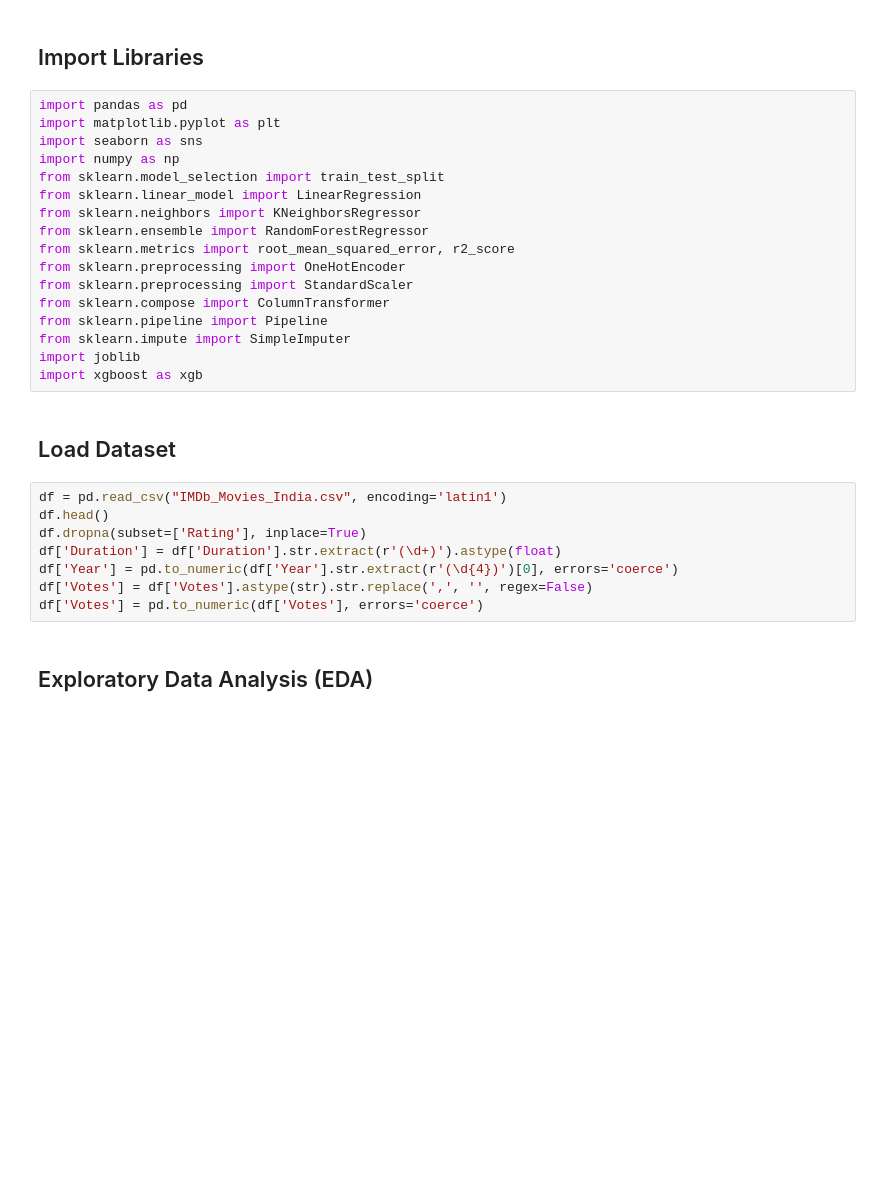
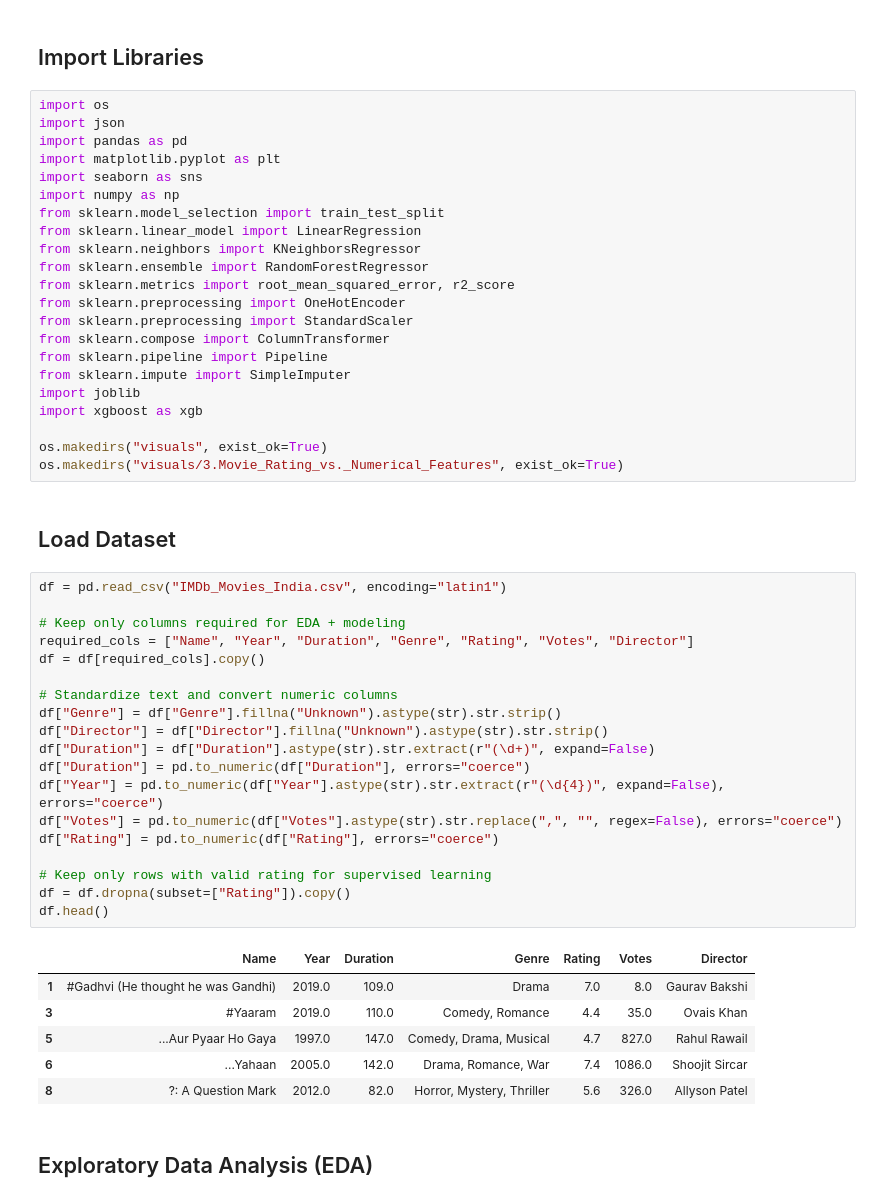
Before and after one commit to Udayan6611/CODSOFT, a Jupyter notebook: Movie_Rating_Prediction_With_Python/movie_rating_EDA_training.ipynb, the cells around one changed output. Cells and saved outputs as stored; diff of their text form; blank space fills up the shorter version.

Commit message:
Finalize movie rating project end-to-end pipeline and Streamlit deployment

```diff
--- a/Movie_Rating_Prediction_With_Python/movie_rating_EDA_training.ipynb
+++ b/Movie_Rating_Prediction_With_Python/movie_rating_EDA_training.ipynb
@@ -3,6 +3,8 @@
 # %% [markdown]
 ## Import Libraries
 # %%
+import os
+import json
 import pandas as pd
 import matplotlib.pyplot as plt
 import seaborn as sns
@@ -19,16 +21,37 @@ from sklearn.pipeline import Pipeline
 from sklearn.impute import SimpleImputer
 import joblib
 import xgboost as xgb
+
+os.makedirs("visuals", exist_ok=True)
+os.makedirs("visuals/3.Movie_Rating_vs._Numerical_Features", exist_ok=True)
 # %% [markdown]
 ## Load Dataset
 # %%
-df = pd.read_csv("IMDb_Movies_India.csv", encoding='latin1')
+df = pd.read_csv("IMDb_Movies_India.csv", encoding="latin1")
+
+# Keep only columns required for EDA + modeling
+required_cols = ["Name", "Year", "Duration", "Genre", "Rating", "Votes", "Director"]
+df = df[required_cols].copy()
+
+# Standardize text and convert numeric columns
+df["Genre"] = df["Genre"].fillna("Unknown").astype(str).str.strip()
+df["Director"] = df["Director"].fillna("Unknown").astype(str).str.strip()
+df["Duration"] = df["Duration"].astype(str).str.extract(r"(\d+)", expand=False)
+df["Duration"] = pd.to_numeric(df["Duration"], errors="coerce")
+df["Year"] = pd.to_numeric(df["Year"].astype(str).str.extract(r"(\d{4})", expand=False), errors="coerce")
+df["Votes"] = pd.to_numeric(df["Votes"].astype(str).str.replace(",", "", regex=False), errors="coerce")
+df["Rating"] = pd.to_numeric(df["Rating"], errors="coerce")
+
+# Keep only rows with valid rating for supervised learning
+df = df.dropna(subset=["Rating"]).copy()
 df.head()
-df.dropna(subset=['Rating'], inplace=True)
-df['Duration'] = df['Duration'].str.extract(r'(\d+)').astype(float)
-df['Year'] = pd.to_numeric(df['Year'].str.extract(r'(\d{4})')[0], errors='coerce')
-df['Votes'] = df['Votes'].astype(str).str.replace(',', '', regex=False)
-df['Votes'] = pd.to_numeric(df['Votes'], errors='coerce')
+# %% [output]
+|  | Name | Year | Duration | Genre | Rating | Votes | Director |
+| 1 | #Gadhvi (He thought he was Gandhi) | 2019.0 | 109.0 | Drama | 7.0 | 8.0 | Gaurav Bakshi |
+| 3 | #Yaaram | 2019.0 | 110.0 | Comedy, Romance | 4.4 | 35.0 | Ovais Khan |
+| 5 | ...Aur Pyaar Ho Gaya | 1997.0 | 147.0 | Comedy, Drama, Musical | 4.7 | 827.0 | Rahul Rawail |
+| 6 | ...Yahaan | 2005.0 | 142.0 | Drama, Romance, War | 7.4 | 1086.0 | Shoojit Sircar |
+| 8 | ?: A Question Mark | 2012.0 | 82.0 | Horror, Mystery, Thriller | 5.6 | 326.0 | Allyson Patel |
 # %% [markdown]
 ## Exploratory Data Analysis (EDA)
 # %%
```
Also changed, not shown: parts of 5 cells of this notebook, 12 other files.
